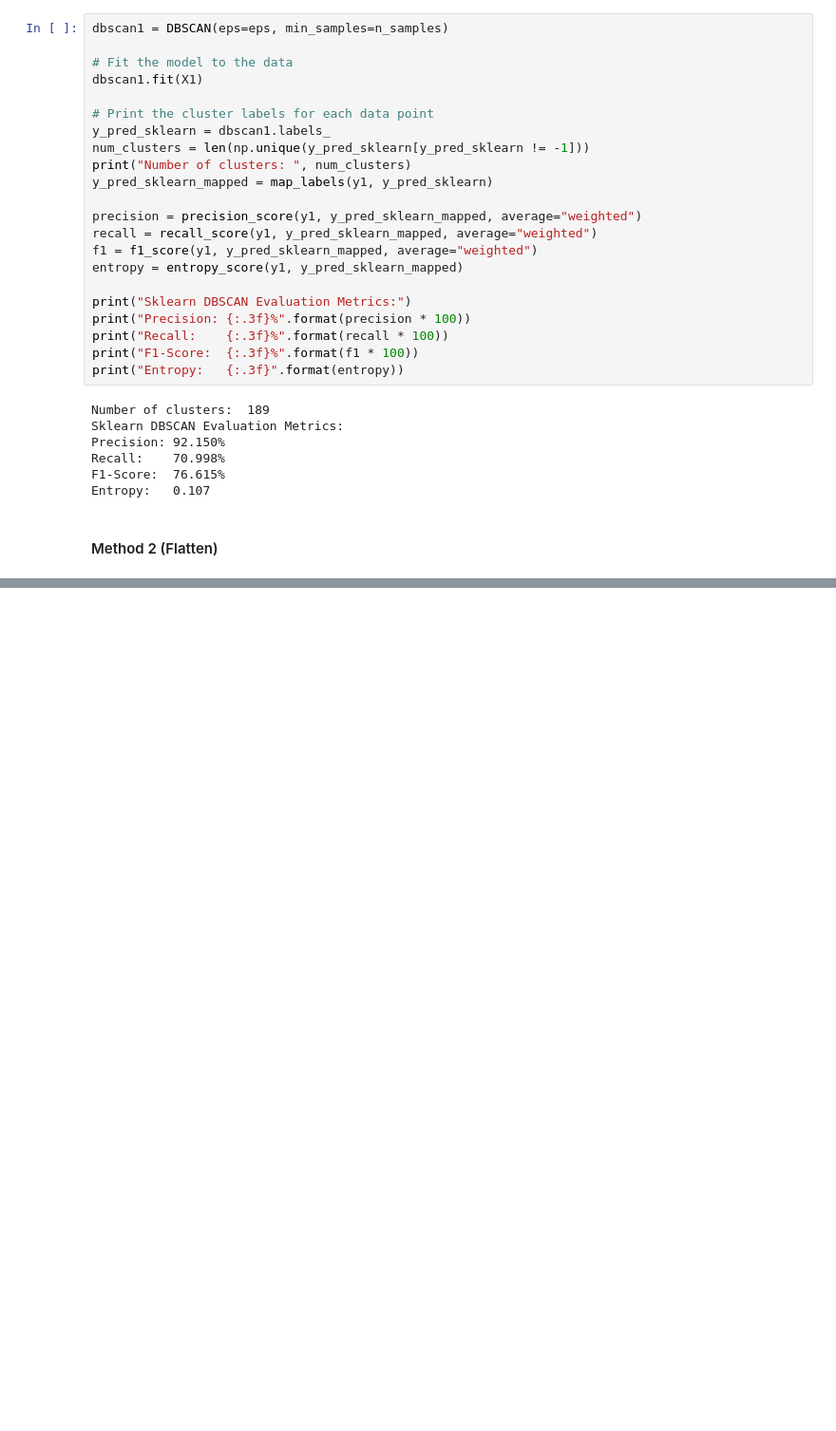
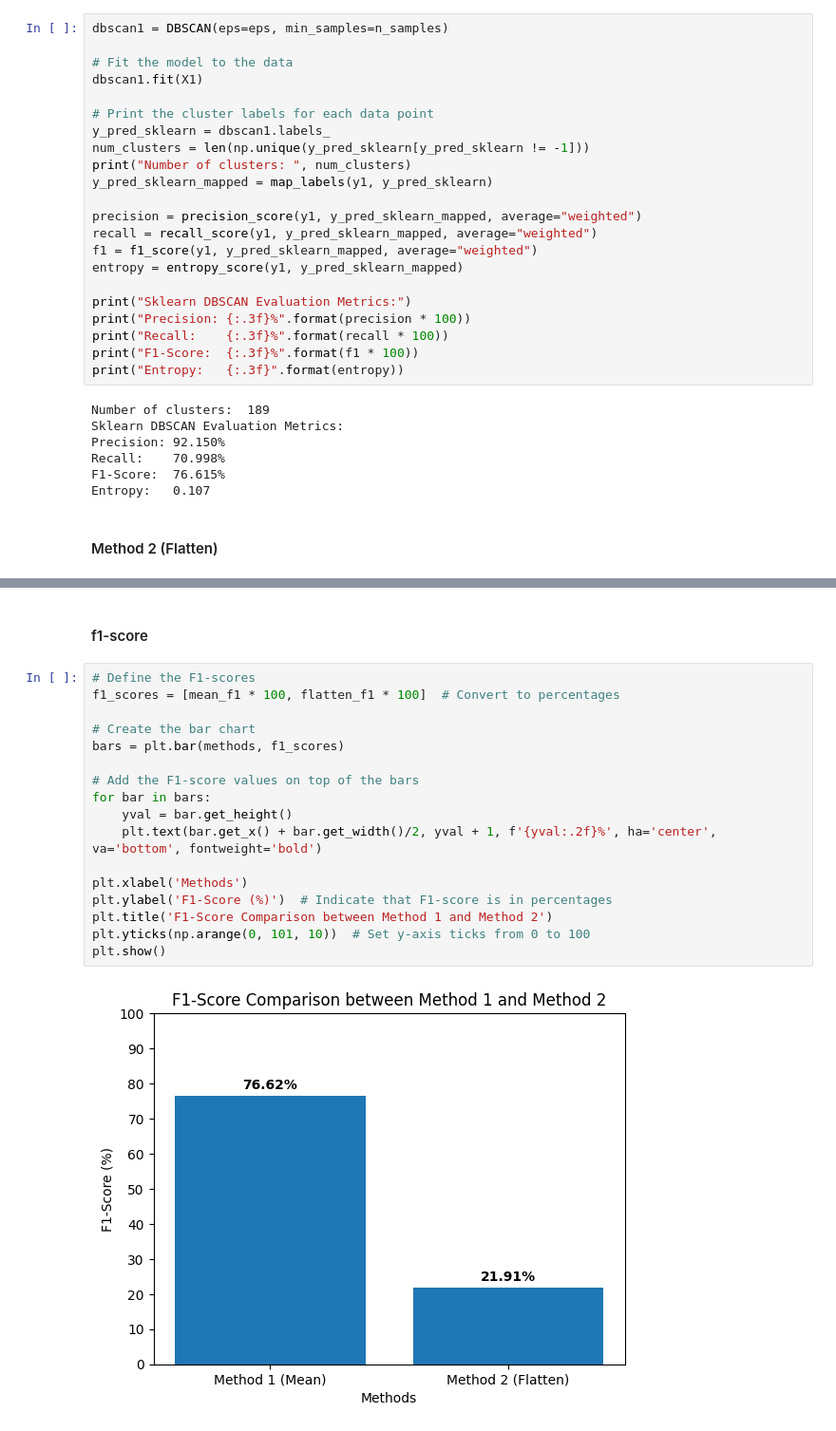
Before and after one commit to YoussefAboelwafa/Activity-Detection, a Jupyter notebook: DBSCAN.ipynb, the cells around one changed output, grey strips where cells are left out. Shown: that part at 95% size. Cells and saved outputs as stored; diff of their text form; blank space fills up the shorter version.

```diff
--- a/DBSCAN.ipynb
+++ b/DBSCAN.ipynb
@@ -237,0 +301,21 @@ Entropy:   0.107
+# %% [markdown]
+#### f1-score
+# %%
+# Define the F1-scores
+f1_scores = [mean_f1 * 100, flatten_f1 * 100]  # Convert to percentages
+
+# Create the bar chart
+bars = plt.bar(methods, f1_scores)
+
+# Add the F1-score values on top of the bars
+for bar in bars:
+    yval = bar.get_height()
+    plt.text(bar.get_x() + bar.get_width()/2, yval + 1, f'{yval:.2f}%', ha='center', va='bottom', fontweight='bold')
+
+plt.xlabel('Methods')
+plt.ylabel('F1-Score (%)')  # Indicate that F1-score is in percentages
+plt.title('F1-Score Comparison between Method 1 and Method 2')
+plt.yticks(np.arange(0, 101, 10))  # Set y-axis ticks from 0 to 100
+plt.show()
+# %% [output]
+[figure, added]
```
Also changed, not shown: parts of 10 cells of this notebook.
